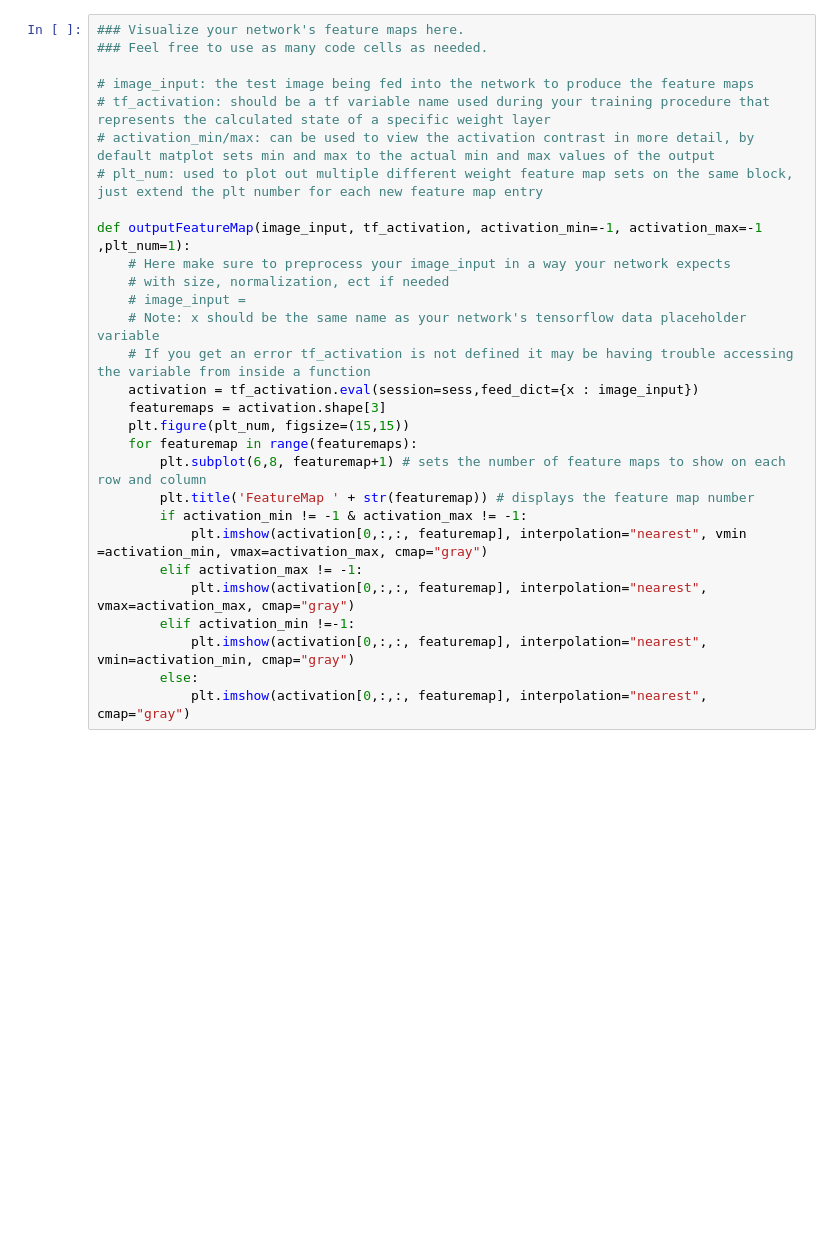
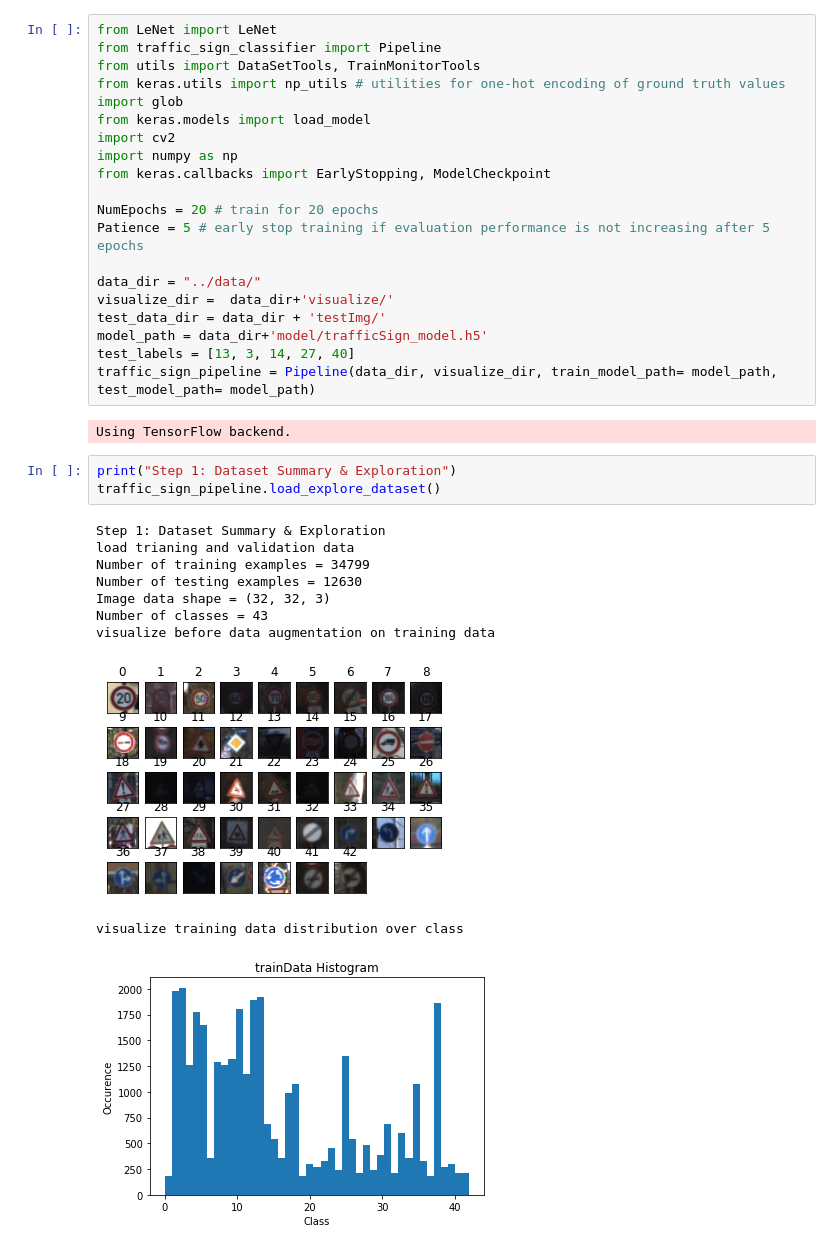
Before and after one commit to JudyMRSD/Udacity_CarND_Projects, a Jupyter notebook: P2_traffic_sign/code/Traffic_Sign_Classifier.ipynb, the cells around one changed output. Drawn from its saved outputs; the diff is of its cells as text; blank space fills up the shorter version.

```diff
--- a/P2_traffic_sign/code/Traffic_Sign_Classifier.ipynb
+++ b/P2_traffic_sign/code/Traffic_Sign_Classifier.ipynb
@@ -212,29 +1,36 @@ For an example of what feature map outputs look like, check out NVIDIA's results
-# %%
-### Visualize your network's feature maps here.
-### Feel free to use as many code cells as needed.
-
-# image_input: the test image being fed into the network to produce the feature maps
-# tf_activation: should be a tf variable name used during your training procedure that represents the calculated state of a specific weight layer
-# activation_min/max: can be used to view the activation contrast in more detail, by default matplot sets min and max to the actual min and max values of the output
-# plt_num: used to plot out multiple different weight feature map sets on the same block, just extend the plt number for each new feature map entry
-
-def outputFeatureMap(image_input, tf_activation, activation_min=-1, activation_max=-1 ,plt_num=1):
-    # Here make sure to preprocess your image_input in a way your network expects
-    # with size, normalization, ect if needed
-    # image_input =
-    # Note: x should be the same name as your network's tensorflow data placeholder variable
-    # If you get an error tf_activation is not defined it may be having trouble accessing the variable from inside a function
-    activation = tf_activation.eval(session=sess,feed_dict={x : image_input})
-    featuremaps = activation.shape[3]
-    plt.figure(plt_num, figsize=(15,15))
-    for featuremap in range(featuremaps):
-        plt.subplot(6,8, featuremap+1) # sets the number of feature maps to show on each row and column
-        plt.title('FeatureMap ' + str(featuremap)) # displays the feature map number
-        if activation_min != -1 & activation_max != -1:
-            plt.imshow(activation[0,:,:, featuremap], interpolation="nearest", vmin =activation_min, vmax=activation_max, cmap="gray")
-        elif activation_max != -1:
-            plt.imshow(activation[0,:,:, featuremap], interpolation="nearest", vmax=activation_max, cmap="gray")
-        elif activation_min !=-1:
-            plt.imshow(activation[0,:,:, featuremap], interpolation="nearest", vmin=activation_min, cmap="gray")
-        else:
-            plt.imshow(activation[0,:,:, featuremap], interpolation="nearest", cmap="gray")
+# %%
+from LeNet import LeNet
+from traffic_sign_classifier import Pipeline
+from utils import DataSetTools, TrainMonitorTools
+from keras.utils import np_utils # utilities for one-hot encoding of ground truth values
+import glob
+from keras.models import load_model
+import cv2
+import numpy as np
+from keras.callbacks import EarlyStopping, ModelCheckpoint
+
+NumEpochs = 20 # train for 20 epochs
+Patience = 5 # early stop training if evaluation performance is not increasing after 5 epochs
+
+data_dir = "../data/"
+visualize_dir =  data_dir+'visualize/'
+test_data_dir = data_dir + 'testImg/'
+model_path = data_dir+'model/trafficSign_model.h5'
+test_labels = [13, 3, 14, 27, 40]
+traffic_sign_pipeline = Pipeline(data_dir, visualize_dir, train_model_path= model_path, test_model_path= model_path)
+# %% [output]
+Using TensorFlow backend.
+# %%
+print("Step 1: Dataset Summary & Exploration")
+traffic_sign_pipeline.load_explore_dataset()
+# %% [output]
+Step 1: Dataset Summary & Exploration
+load trianing and validation data
+Number of training examples = 34799
+Number of testing examples = 12630
+Image data shape = (32, 32, 3)
+Number of classes = 43
+visualize before data augmentation on training data
+[figure, added]
+visualize training data distribution over class
+[figure, added]
```
Also changed, not shown: parts of 34 cells of this notebook, 2 other files.
